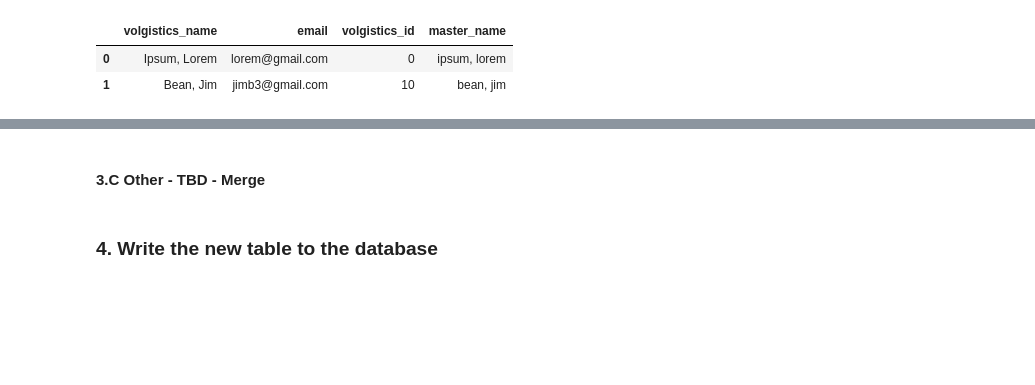
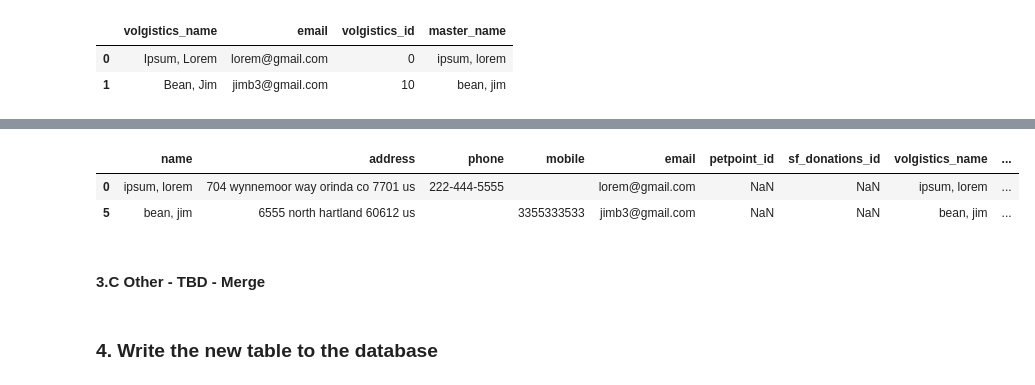
Before and after one commit to CodeForPhilly/paws-data-pipeline, a Jupyter notebook: load_paws_data.ipynb, the cells around one changed output, grey strips where cells are left out. Cells and saved outputs as stored; diff of their text form; code cells hidden in the pictures; blank space fills up the shorter version.

Commit message:
Finish initial proof-of-concept for volgistics

```diff
--- a/load_paws_data.ipynb
+++ b/load_paws_data.ipynb
@@ -388,0 +362,27 @@ dtype: object
+# %%
+# Calculate fuzzy matching with fuzzywuzzy or another package
+master_with_volgistics['fuzzy_score'] = master_with_volgistics.apply(
+    lambda row: fuzz.ratio(row['name'], row['volgistics_name']),
+    axis=1  # rowwise
+)
+master_with_volgistics.head()
+
+# Forward the results for review, only keeping results with suitable emails/names
+fuzzy_name_cutoff = 70  # FIXME: arbitrarily picked a value for now.  Will need to tune this variable
+#fuzzy_name_cutoff = 170  # impossible: uncomment to test the csv outputs here
+(
+    master_with_volgistics
+    [(~master_with_volgistics['volgistics_id'].isnull()) & (master_with_volgistics['fuzzy_score'] < fuzzy_name_cutoff)]
+    .to_csv("temp/logging_volgistics_names_for_review.csv", index=False)
+)
+(
+    master_with_volgistics
+    [(~master_with_volgistics['volgistics_id'].isnull()) & (master_with_volgistics['fuzzy_score'] >= fuzzy_name_cutoff)]
+    .to_csv("temp/logging_volgistics_names_matched.csv", index=False)
+)
+
+# Apply the fuzzy name requirements to the join
+master_with_volgistics['volgistics_id'] = master_with_volgistics.apply(
+    lambda row: row['volgistics_id'] if (row['fuzzy_score'] >= fuzzy_name_cutoff) else np.nan,
+    axis=1
+)
@@ -389,3 +401,10 @@ dtype: object
+# %%
+# Taking a quick look at the two volgistics ID's successfully linked in master_df
+master_with_volgistics[~master_with_volgistics['volgistics_id'].isnull()]
+# %% [output]
+|  | name | address | phone | mobile | email | petpoint_id | sf_donations_id | volgistics_name | ... |
+| 0 | ipsum, lorem | 704 wynnemoor way orinda co 7701 us | 222-444-5555 |  | lorem@gmail.com | NaN | NaN | ipsum, lorem | ... |
+| 5 | bean, jim | 6555 north hartland 60612 us |  | 3355333533 | jimb3@gmail.com | NaN | NaN | bean, jim | ... |
 # %% [markdown]
 #### 3.C Other - TBD - Merge
 # %% [markdown]
```
Also changed, not shown: parts of 6 cells of this notebook, 1 other file.
